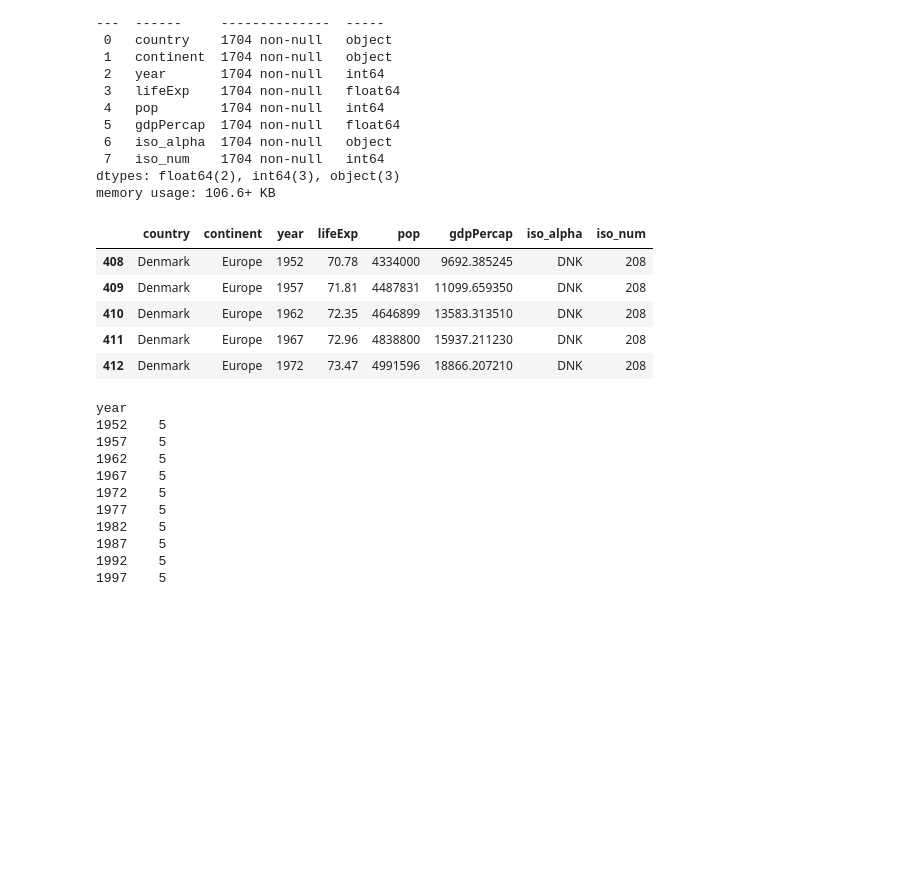
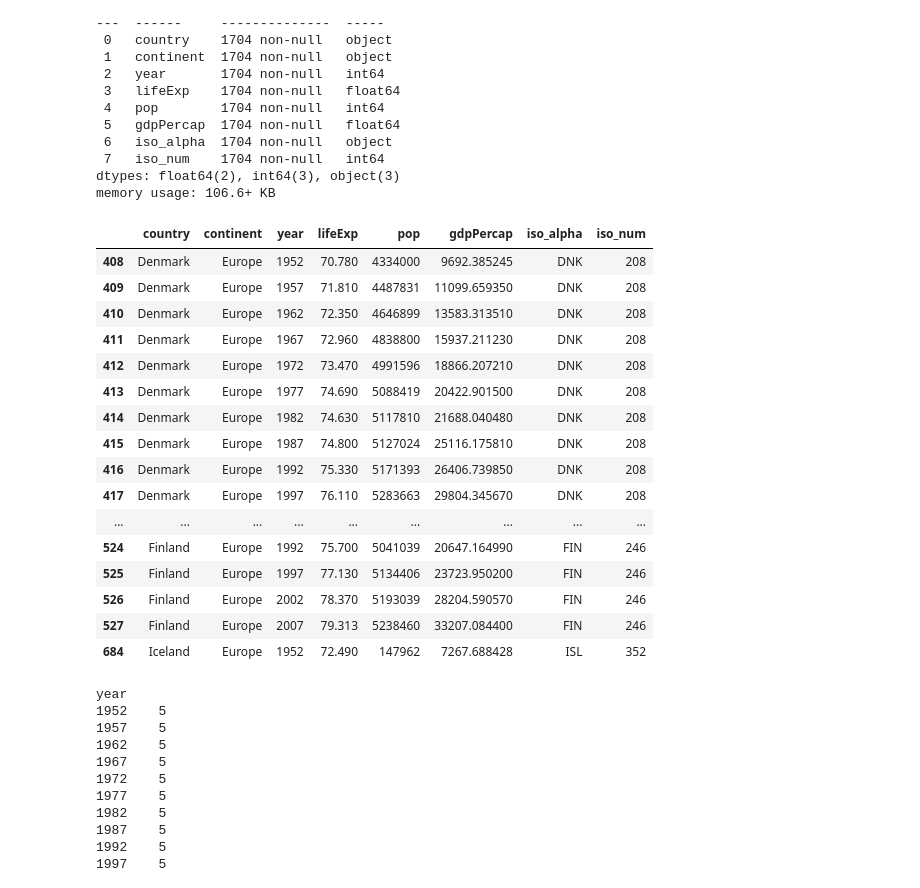
Before and after one commit to johnsandsjo/data-visualisation-john-sandsjo-de24, a Jupyter notebook: codealongs/06_plotly_express/06_plotly_express.ipynb, the cells around one changed output. Saved outputs shown, nothing was run; the diff lists cells and outputs as text; code cells hidden in the pictures; blank space fills up the shorter version.

```diff
--- a/codealongs/06_plotly_express/06_plotly_express.ipynb
+++ b/codealongs/06_plotly_express/06_plotly_express.ipynb
@@ -32,14 +32,25 @@ dtypes: float64(2), int64(3), object(3)
 memory usage: 106.6+ KB
 # %%
 nordic = gapminder[gapminder["country"].isin(["Sweden", "Norway", "Denmark", "Finland", "Iceland"])]
-nordic.head()
+nordic.head(25)
 # %% [output]
 |  | country | continent | year | lifeExp | pop | gdpPercap | iso_alpha | iso_num |
-| 408 | Denmark | Europe | 1952 | 70.78 | 4334000 | 9692.385245 | DNK | 208 |
-| 409 | Denmark | Europe | 1957 | 71.81 | 4487831 | 11099.659350 | DNK | 208 |
-| 410 | Denmark | Europe | 1962 | 72.35 | 4646899 | 13583.313510 | DNK | 208 |
-| 411 | Denmark | Europe | 1967 | 72.96 | 4838800 | 15937.211230 | DNK | 208 |
-| 412 | Denmark | Europe | 1972 | 73.47 | 4991596 | 18866.207210 | DNK | 208 |
+| 408 | Denmark | Europe | 1952 | 70.780 | 4334000 | 9692.385245 | DNK | 208 |
+| 409 | Denmark | Europe | 1957 | 71.810 | 4487831 | 11099.659350 | DNK | 208 |
+| 410 | Denmark | Europe | 1962 | 72.350 | 4646899 | 13583.313510 | DNK | 208 |
+| 411 | Denmark | Europe | 1967 | 72.960 | 4838800 | 15937.211230 | DNK | 208 |
+| 412 | Denmark | Europe | 1972 | 73.470 | 4991596 | 18866.207210 | DNK | 208 |
+| 413 | Denmark | Europe | 1977 | 74.690 | 5088419 | 20422.901500 | DNK | 208 |
+| 414 | Denmark | Europe | 1982 | 74.630 | 5117810 | 21688.040480 | DNK | 208 |
+| 415 | Denmark | Europe | 1987 | 74.800 | 5127024 | 25116.175810 | DNK | 208 |
+| 416 | Denmark | Europe | 1992 | 75.330 | 5171393 | 26406.739850 | DNK | 208 |
+| 417 | Denmark | Europe | 1997 | 76.110 | 5283663 | 29804.345670 | DNK | 208 |
+| ... | ... | ... | ... | ... | ... | ... | ... | ... |
+| 524 | Finland | Europe | 1992 | 75.700 | 5041039 | 20647.164990 | FIN | 246 |
+| 525 | Finland | Europe | 1997 | 77.130 | 5134406 | 23723.950200 | FIN | 246 |
+| 526 | Finland | Europe | 2002 | 78.370 | 5193039 | 28204.590570 | FIN | 246 |
+| 527 | Finland | Europe | 2007 | 79.313 | 5238460 | 33207.084400 | FIN | 246 |
+| 684 | Iceland | Europe | 1952 | 72.490 | 147962 | 7267.688428 | ISL | 352 |
 # %%
 nordic["year"].value_counts()
 # %% [output]
```
Also changed, not shown: 4 other files.
